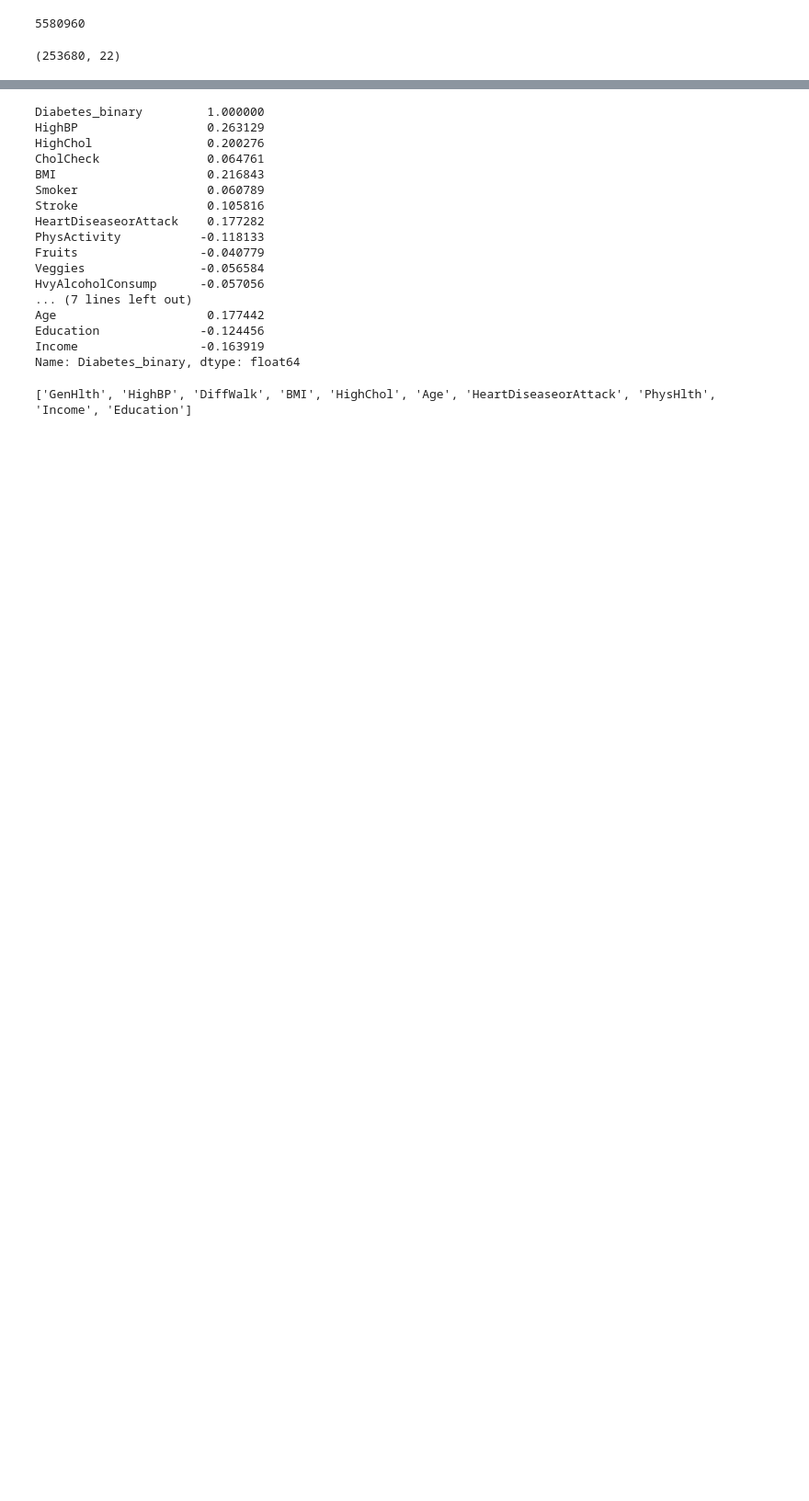
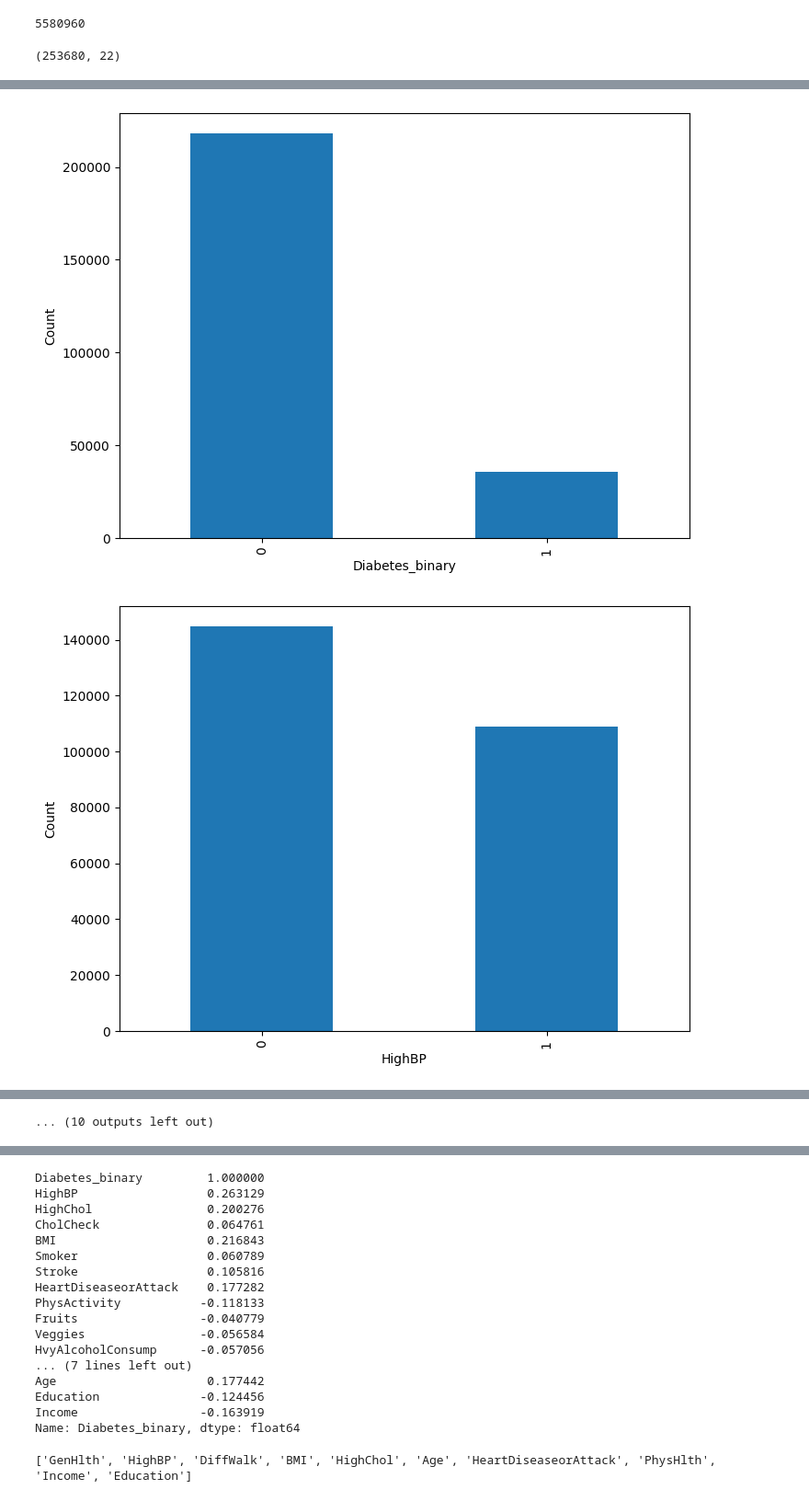
Before and after one commit to IbrahimNabid/Breast-Cancer-Data-Analysis, a Jupyter notebook: Diabetas_Data_Analysis_Feature.ipynb, the cells around one changed output, grey strips where cells are left out. Shown at 92% size. Cells and saved outputs as stored; diff of their text form; code cells hidden in the pictures; blank space fills up the shorter version.

```diff
--- a/Diabetas_Data_Analysis_Feature.ipynb
+++ b/Diabetas_Data_Analysis_Feature.ipynb
@@ -104,0 +164,13 @@ df.describe(include = 'all')
+# %%
+for col in df.columns:
+    # Get a count of the occurrences of each unique value in the column
+    value_counts = df[col].value_counts()
+
+    # Plot a bar chart for the value counts of the column
+    ax = value_counts.plot(kind='bar', figsize=(8, 6))
+    ax.set_xlabel(col)
+    ax.set_ylabel('Count')
+    plt.show()
+# %% [output]
+[figure, added]
+[figure, added]
@@ -105 +187,2 @@ df.describe(include = 'all')
+... (10 outputs left out)
 # %%
```
Also changed, not shown: parts of 15 cells of this notebook.
